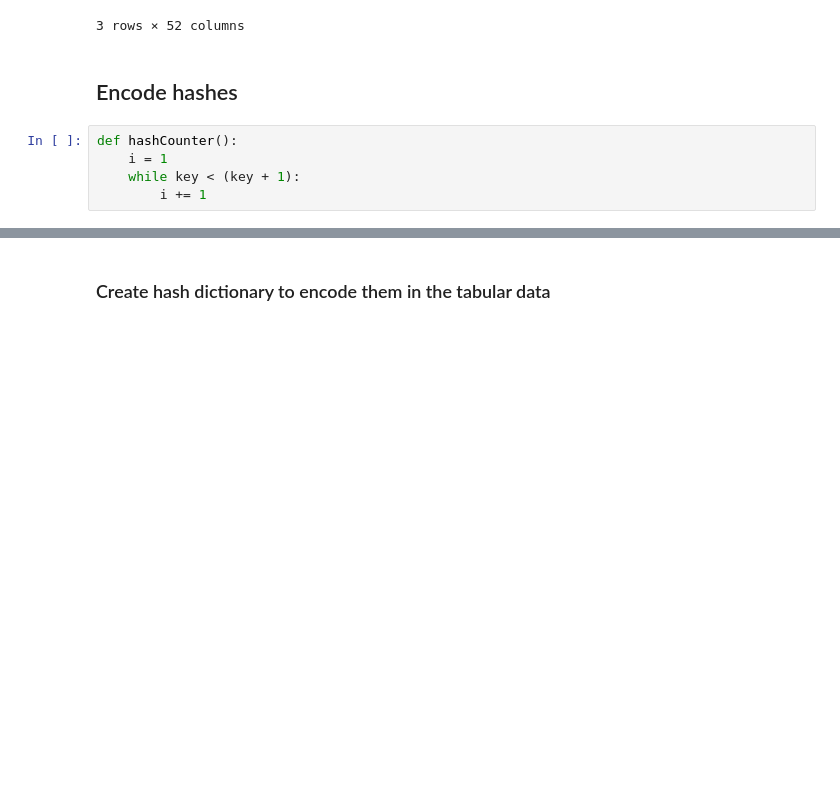
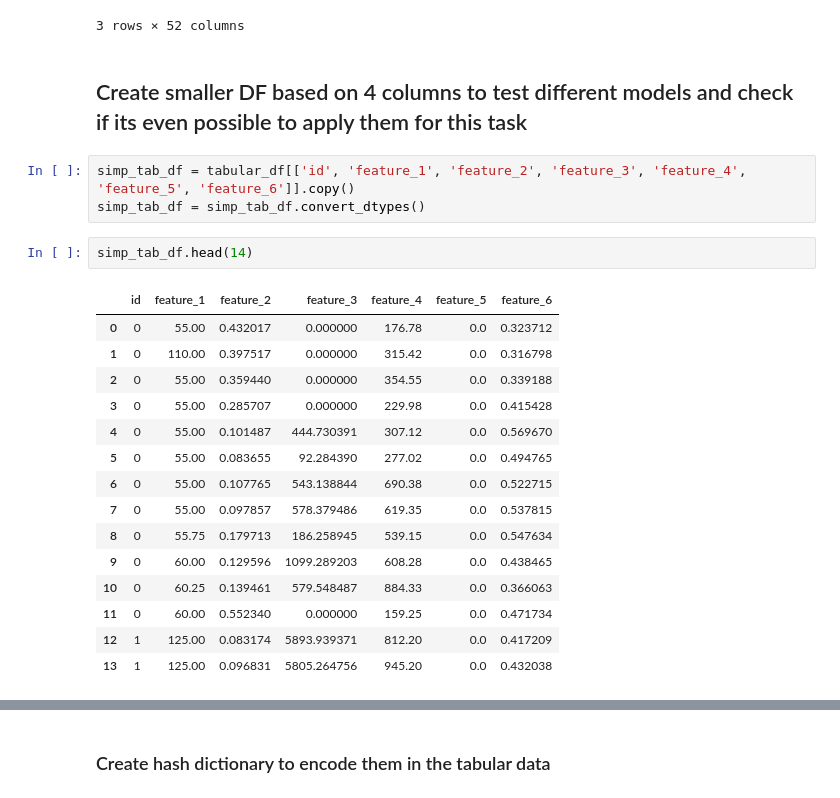
Before and after one commit to blastertec/Cellular-operator-custormer-classification, a Jupyter notebook: taras_haida_ks_task.ipynb, the cells around one changed output, grey strips where cells are left out. Drawn from its saved outputs; the diff is of its cells as text; blank space fills up the shorter version.

Commit message:
Add Old Folder
Added folder with old task and tested some other things

```diff
--- a/taras_haida_ks_task.ipynb
+++ b/taras_haida_ks_task.ipynb
@@ -30,10 +30,26 @@ tabular_df.head(3)
 | 1 | 0 | 2 | 110 | 110 | 0.397517 | 0 | 315.42 | 0 | 0.316798 | ... |
 | 2 | 0 | 3 | 110 | 55 | 0.35944 | 0 | 354.55 | 0 | 0.339188 | ... |
 3 rows × 52 columns
-# %% [markdown]
-## Encode hashes
-# %%
-def hashCounter():
-    i = 1
-    while key < (key + 1):
-        i += 1
+# %% [markdown]
+## Create smaller DF based on 4 columns to test different models and check if its even possible to apply them for this task
+# %%
+simp_tab_df = tabular_df[['id', 'feature_1', 'feature_2', 'feature_3', 'feature_4', 'feature_5', 'feature_6']].copy()
+simp_tab_df = simp_tab_df.convert_dtypes()
+# %%
+simp_tab_df.head(14)
+# %% [output]
+|  | id | feature_1 | feature_2 | feature_3 | feature_4 | feature_5 | feature_6 |
+| 0 | 0 | 55.00 | 0.432017 | 0.000000 | 176.78 | 0.0 | 0.323712 |
+| 1 | 0 | 110.00 | 0.397517 | 0.000000 | 315.42 | 0.0 | 0.316798 |
+| 2 | 0 | 55.00 | 0.359440 | 0.000000 | 354.55 | 0.0 | 0.339188 |
+| 3 | 0 | 55.00 | 0.285707 | 0.000000 | 229.98 | 0.0 | 0.415428 |
+| 4 | 0 | 55.00 | 0.101487 | 444.730391 | 307.12 | 0.0 | 0.569670 |
+| 5 | 0 | 55.00 | 0.083655 | 92.284390 | 277.02 | 0.0 | 0.494765 |
+| 6 | 0 | 55.00 | 0.107765 | 543.138844 | 690.38 | 0.0 | 0.522715 |
+| 7 | 0 | 55.00 | 0.097857 | 578.379486 | 619.35 | 0.0 | 0.537815 |
+| 8 | 0 | 55.75 | 0.179713 | 186.258945 | 539.15 | 0.0 | 0.547634 |
+| 9 | 0 | 60.00 | 0.129596 | 1099.289203 | 608.28 | 0.0 | 0.438465 |
+| 10 | 0 | 60.25 | 0.139461 | 579.548487 | 884.33 | 0.0 | 0.366063 |
+| 11 | 0 | 60.00 | 0.552340 | 0.000000 | 159.25 | 0.0 | 0.471734 |
+| 12 | 1 | 125.00 | 0.083174 | 5893.939371 | 812.20 | 0.0 | 0.417209 |
+| 13 | 1 | 125.00 | 0.096831 | 5805.264756 | 945.20 | 0.0 | 0.432038 |
```
Also changed, not shown: parts of 8 cells of this notebook, 10 other files.
